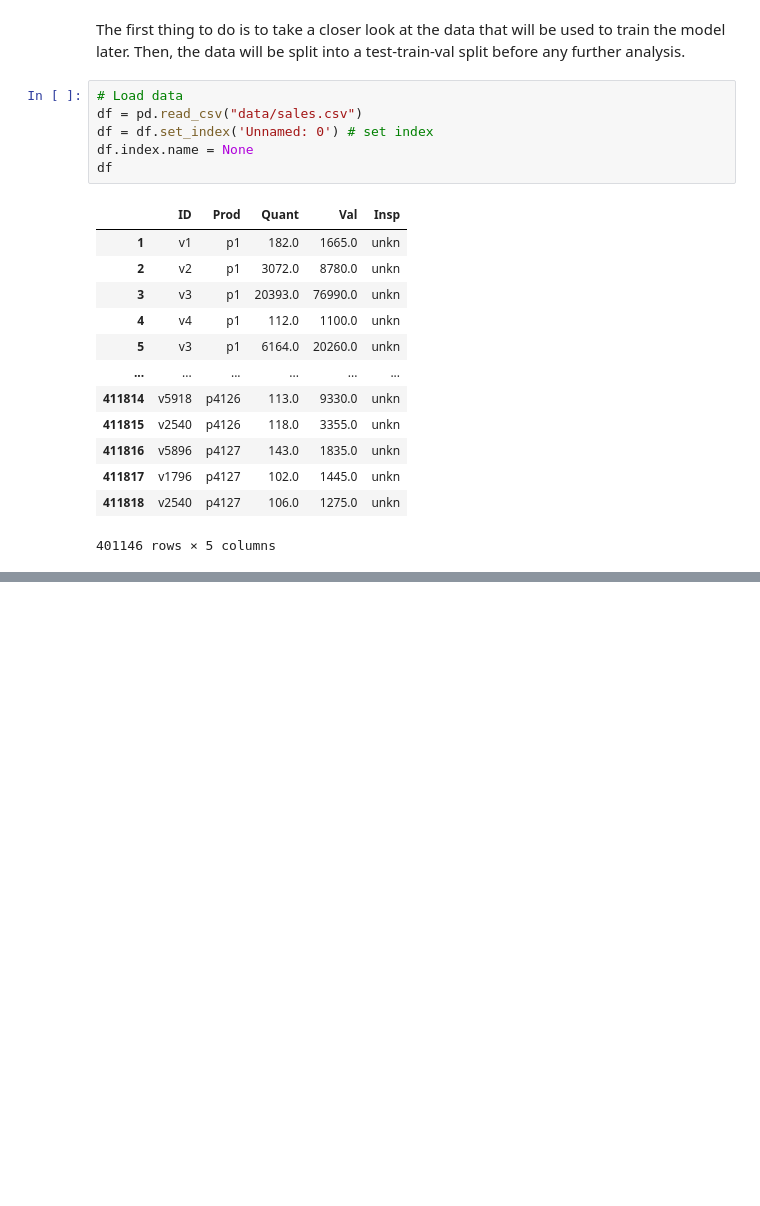
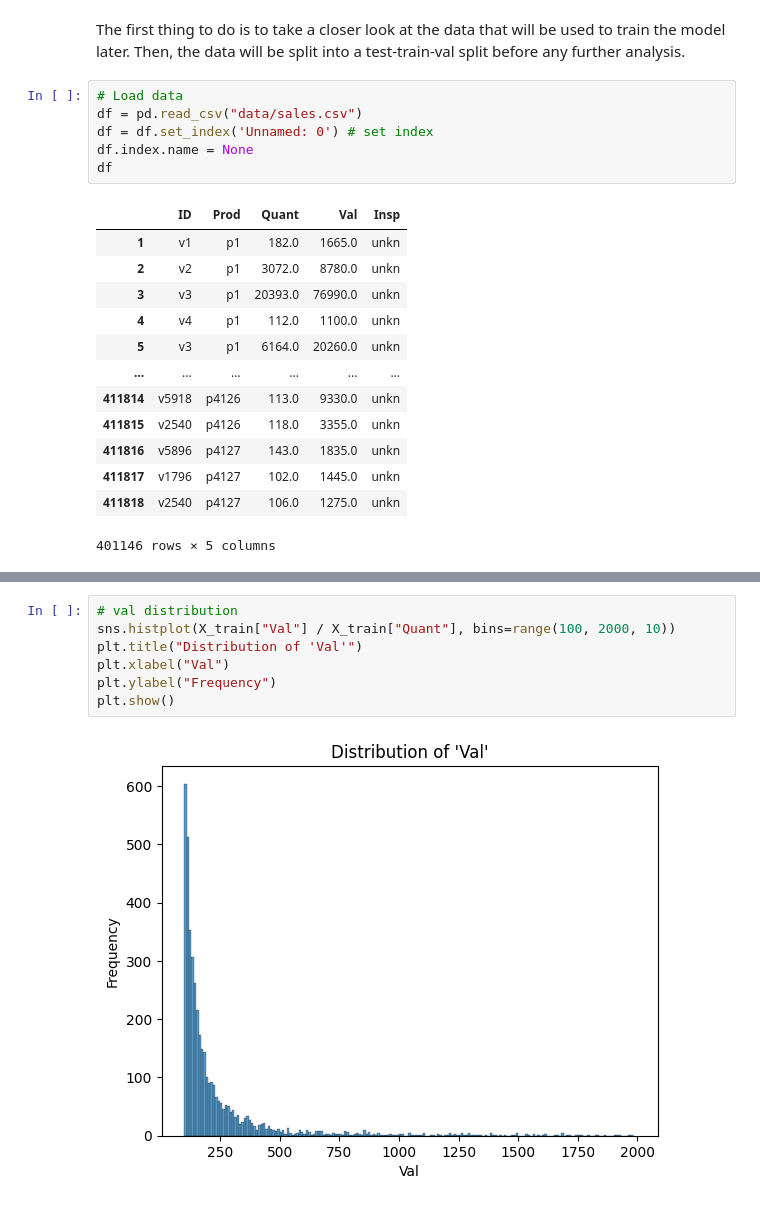
Before and after one commit to NiklasKiefer/fraud_detection, a Jupyter notebook: fraud_detection.ipynb, the cells around one changed output, grey strips where cells are left out. Cells and saved outputs as stored; diff of their text form; blank space fills up the shorter version.

```diff
--- a/fraud_detection.ipynb
+++ b/fraud_detection.ipynb
@@ -94,0 +168,9 @@ train_labeled, test_labeled = train_test_split(
+# %%
+# val distribution
+sns.histplot(X_train["Val"] / X_train["Quant"], bins=range(100, 2000, 10))
+plt.title("Distribution of 'Val'")
+plt.xlabel("Val")
+plt.ylabel("Frequency")
+plt.show()
+# %% [output]
+[figure, added]
```
Also changed, not shown: parts of 32 cells of this notebook.
